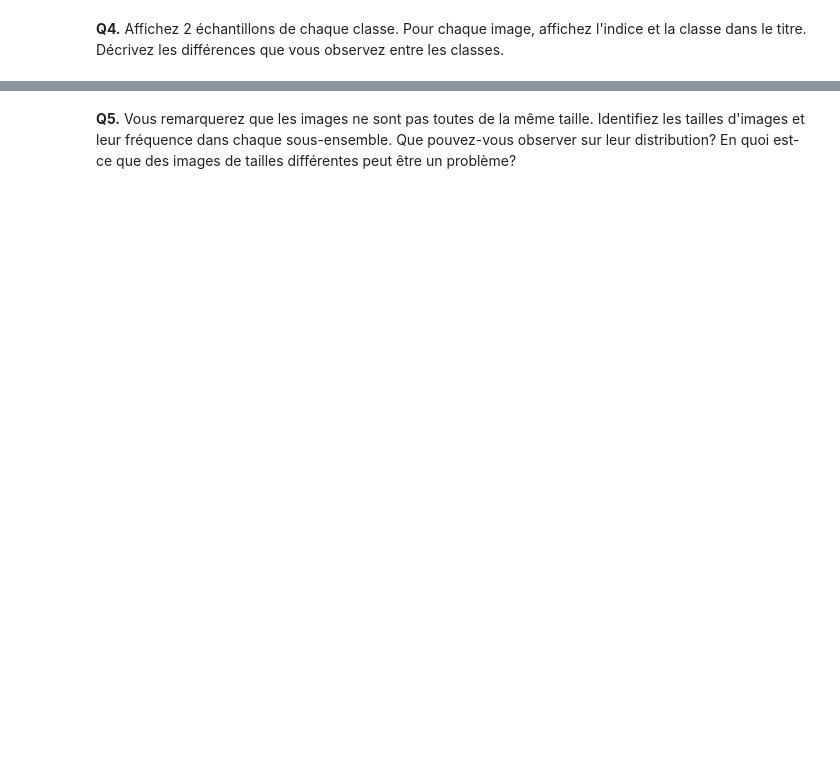
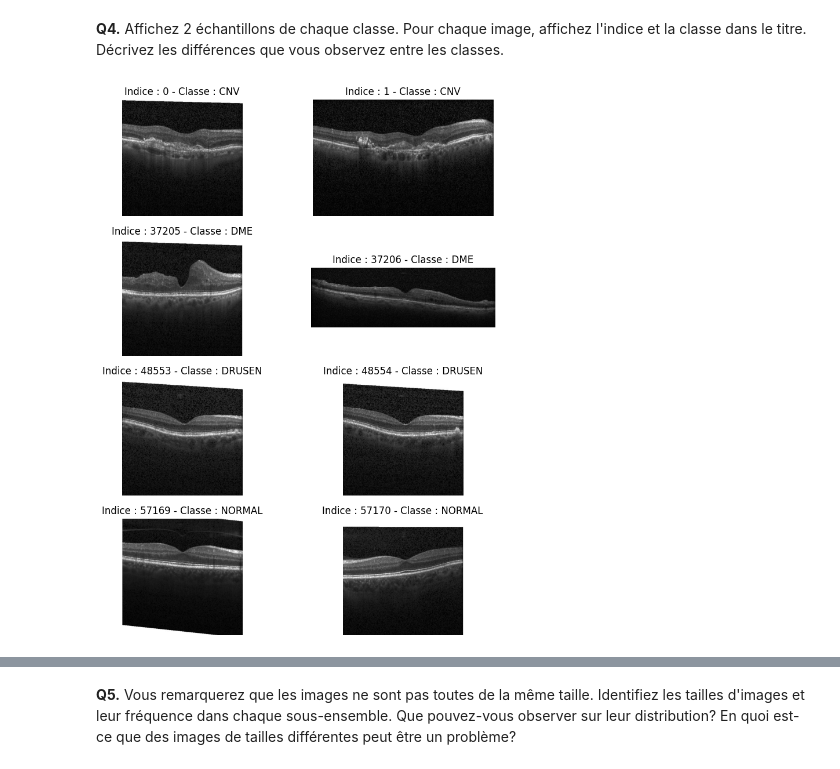
Before and after one commit to slima5/GBM8770, a Jupyter notebook: TP2/tp2_seance2.ipynb, the cells around one changed output, grey strips where cells are left out. Cells and saved outputs as stored; diff of their text form; code cells hidden in the pictures; blank space fills up the shorter version.

```diff
--- a/TP2/tp2_seance2.ipynb
+++ b/TP2/tp2_seance2.ipynb
@@ -45,2 +127,22 @@ NB: Vous pouvez utiliser les méthodes `dataset["train"].features["label"].int2s
 # %% [markdown]
 **Q4.** Affichez 2 échantillons de chaque classe. Pour chaque image, affichez l'indice et la classe dans le titre. Décrivez les différences que vous observez entre les classes.
+# %%
+fig, axes = plt.subplots(4, 2, figsize=(9, 12))
+for i in range(4):
+  #On récupère les images portant l'étiquette de chaque classe.
+  #np.where permet d'identifier les positions de ces images et les mettre dans un tuple.
+  #label est notre seul indice dans ce tuple, donc indice [0]
+  #On récupère les deux premières images de chaque classe grâce au slicing.
+    indices = np.where(labels_train == i)[0][:2]
+    for j in range(2):
+      id = indices[j]
+      #On ne veut pas charger toutes les images seulement celles avec les ID déjà identifiés.
+      image = dataset["train"][id]["image"]
+
+      axes[i, j].imshow(image, cmap="gray")
+      axes[i, j].set_title(f"Indice : {id} - Classe : {nom_classes[i]}")
+      axes[i, j].axis("off")
+
+plt.show()
+# %% [output]
+[figure, added]
```
Also changed, not shown: parts of 24 cells of this notebook.
